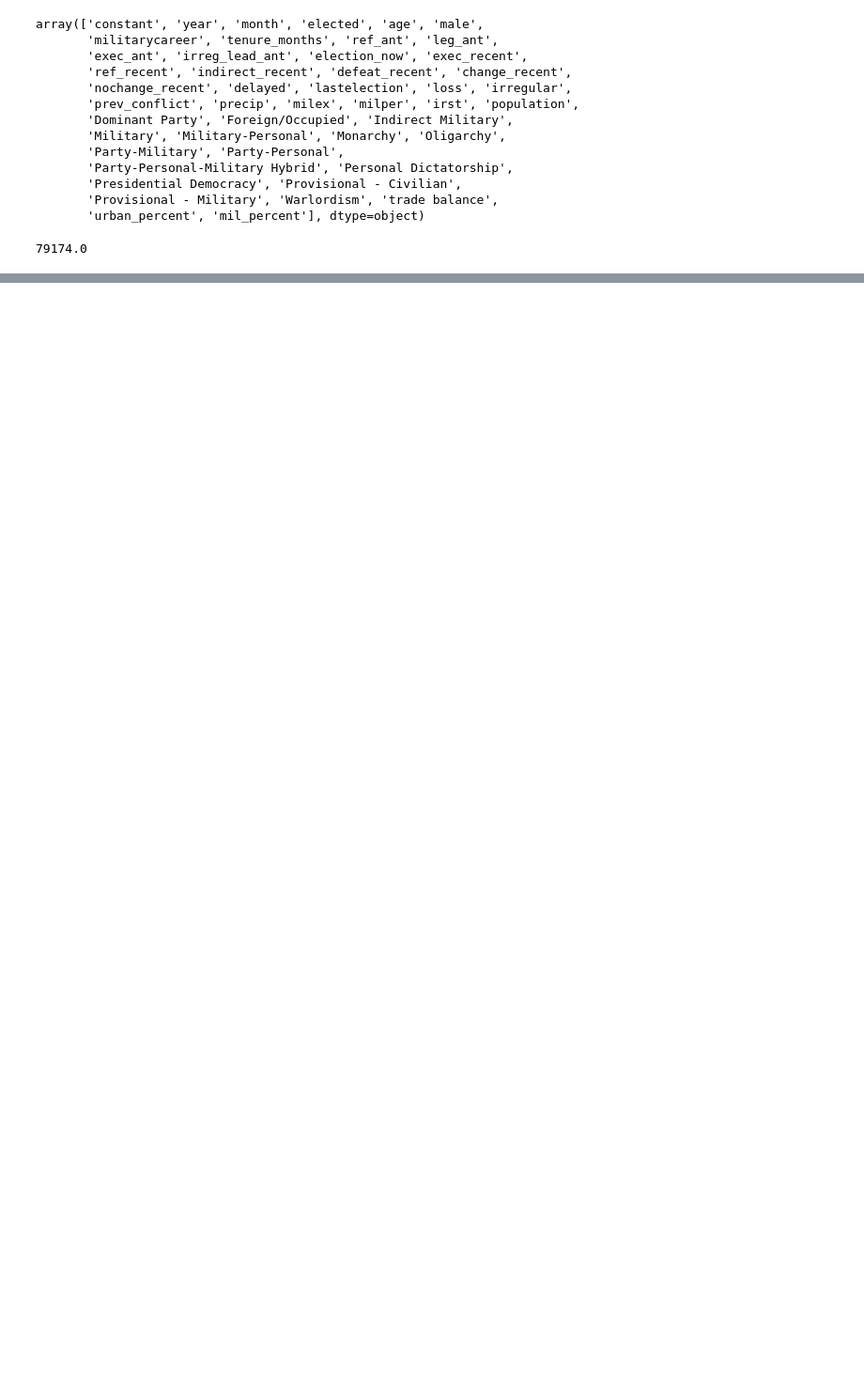
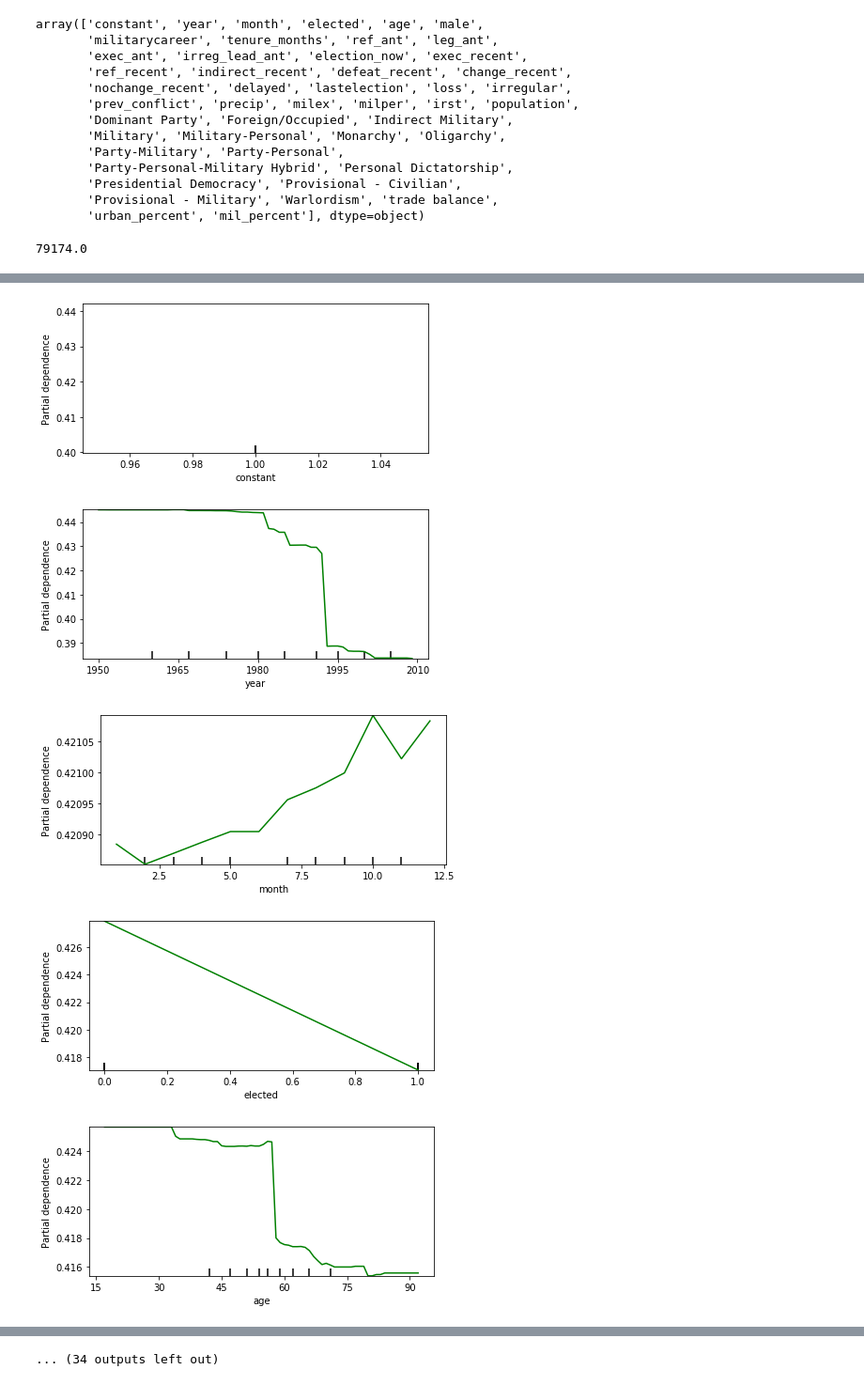
Before and after one commit to taylorjbritt/capstone2, a Jupyter notebook: notebooks/Modeling Notebook.ipynb, the cells around one changed output, grey strips where cells are left out. Shown at 94% size. Cells and saved outputs as stored; diff of their text form; code cells hidden in the pictures; blank space fills up the shorter version.

```diff
--- a/notebooks/Modeling Notebook.ipynb
+++ b/notebooks/Modeling Notebook.ipynb
@@ -201,0 +294,6 @@ LogisticRegressionCV(Cs=10, class_weight=None, cv=5, dual=False,
+# %%
+X_train, X_test, y_train, y_test, indices = data_pipeline(df, target = 'pt_attempt', test_size = .25, random_state = 30, VIF_drop = True, scaled = False, minmax = False, resampler = 'upsample', sample_ratio = 1)
+
+# clf = GradientBoostingClassifier(random_state=29, subsample = .3, n_estimators = 3 )
+clf = RandomForestClassifier( n_estimators = 1000, max_depth = 3, n_jobs = -1)
+clf.fit(X_train, y_train)
@@ -201,0 +326,9 @@ LogisticRegressionCV(Cs=10, class_weight=None, cv=5, dual=False,
+# %%
+for i in range(46):
+    plot_partial_dependence(clf, X_test, [i], indices)
+# %% [output]
+[figure, added]
+[figure, added]
+[figure, added]
+[figure, added]
+[figure, added]
@@ -201,0 +342 @@ LogisticRegressionCV(Cs=10, class_weight=None, cv=5, dual=False,
+... (34 outputs left out)
```
Also changed, not shown: parts of 31 cells of this notebook, 8 other files.
